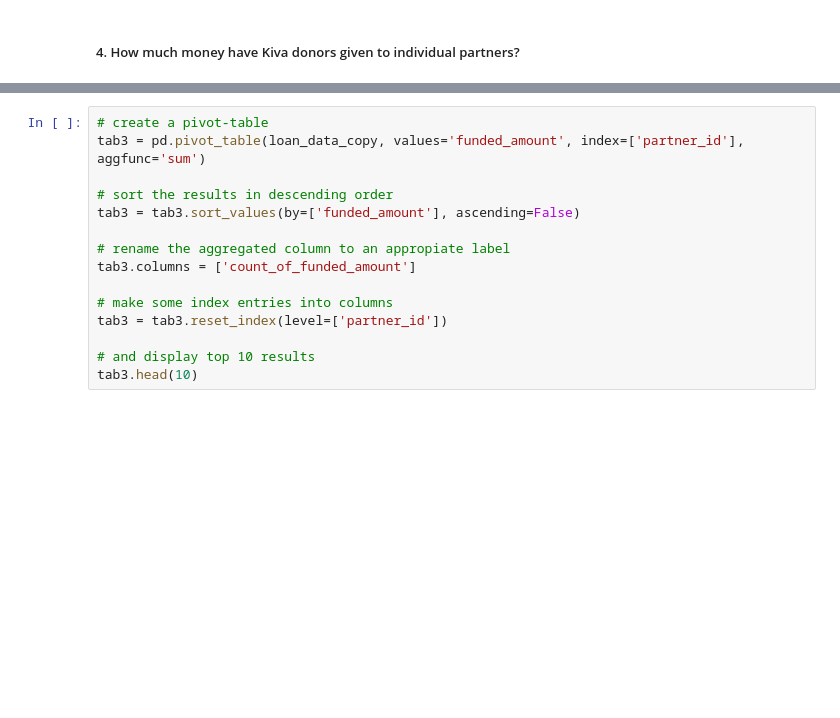
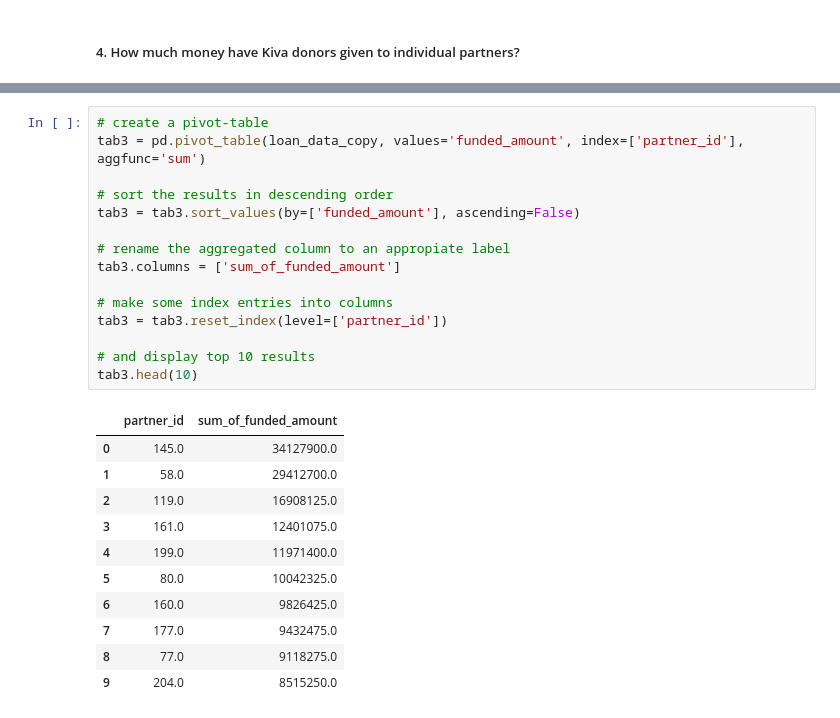
Before and after one commit to masterpython4ds/assignment-1-CeeThinwa, a Jupyter notebook: KIVA Analysis.ipynb, the cells around one changed output, grey strips where cells are left out. Saved outputs shown, nothing was run; the diff lists cells and outputs as text; blank space fills up the shorter version.

```diff
--- a/KIVA Analysis.ipynb
+++ b/KIVA Analysis.ipynb
@@ -293,18 +457,30 @@ regional_lts.shape
 # %%
 # create a pivot-table
 tab3 = pd.pivot_table(loan_data_copy, values='funded_amount', index=['partner_id'], aggfunc='sum')
 
 # sort the results in descending order
 tab3 = tab3.sort_values(by=['funded_amount'], ascending=False)
 
 # rename the aggregated column to an appropiate label
-tab3.columns = ['count_of_funded_amount']
+tab3.columns = ['sum_of_funded_amount']
 
 # make some index entries into columns
 tab3 = tab3.reset_index(level=['partner_id'])
 
 # and display top 10 results
 tab3.head(10)
+# %% [output]
+|  | partner_id | sum_of_funded_amount |
+| 0 | 145.0 | 34127900.0 |
+| 1 | 58.0 | 29412700.0 |
+| 2 | 119.0 | 16908125.0 |
+| 3 | 161.0 | 12401075.0 |
+| 4 | 199.0 | 11971400.0 |
+| 5 | 80.0 | 10042325.0 |
+| 6 | 160.0 | 9826425.0 |
+| 7 | 177.0 | 9432475.0 |
+| 8 | 77.0 | 9118275.0 |
+| 9 | 204.0 | 8515250.0 |
 # %%
 # create a pivot-table
 tab4 = pd.pivot_table(regional_lts, values='amount',
```
Also changed, not shown: parts of 24 cells of this notebook.
